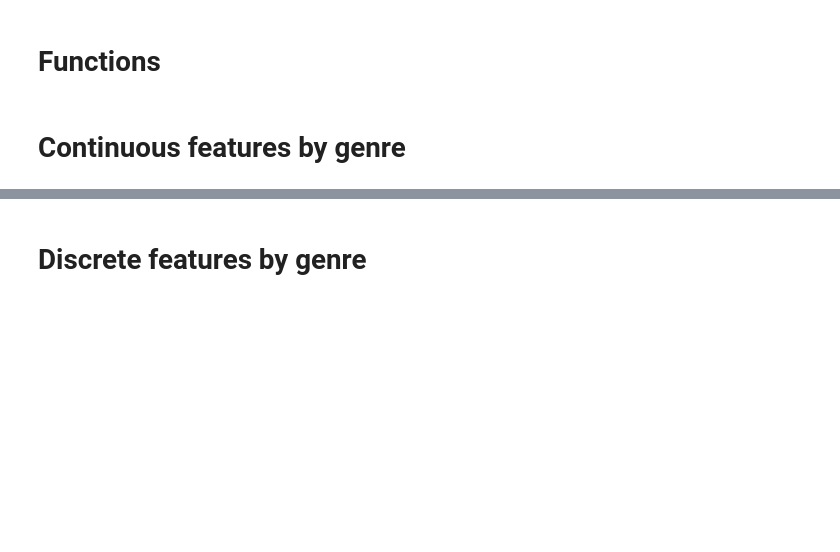
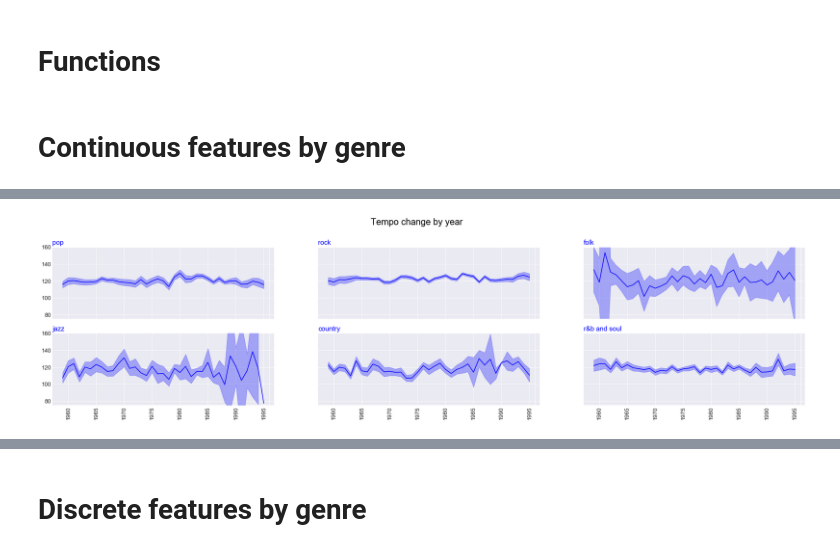
Before and after one commit to VBernasconi/digital_musicology, a Jupyter notebook: Exploratory_analysis_by_genre.ipynb, the cells around one changed output, grey strips where cells are left out. Cells and saved outputs as stored; diff of their text form; code cells hidden in the pictures; blank space fills up the shorter version.

```diff
--- a/Exploratory_analysis_by_genre.ipynb
+++ b/Exploratory_analysis_by_genre.ipynb
@@ -177,5 +179,7 @@ plot_by_genre_2(df_, 'Duration', 100000, 450000, 'duration_by_genre.png')
 # %%
 df_ = make_dataframe_per_genre('tempo')
-plot_by_genre_2(df_, 'Tempo', 75, 160, 'tempo_by_genre.png')
+plot_by_genre(df_, 'Tempo', 75, 160, 'tempo_by_genre.png')
+# %% [output]
+[figure, added]
 # %%
 df_ = make_dataframe_per_genre('energy')
```
Also changed, not shown: parts of 11 cells of this notebook, 1 other file.
